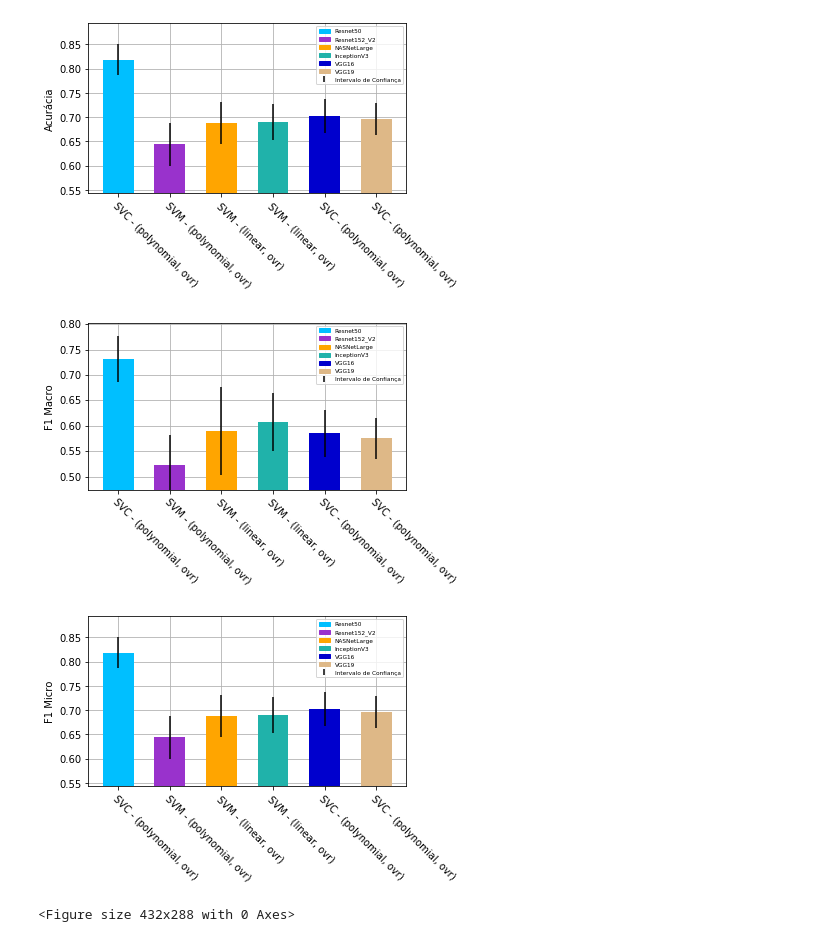
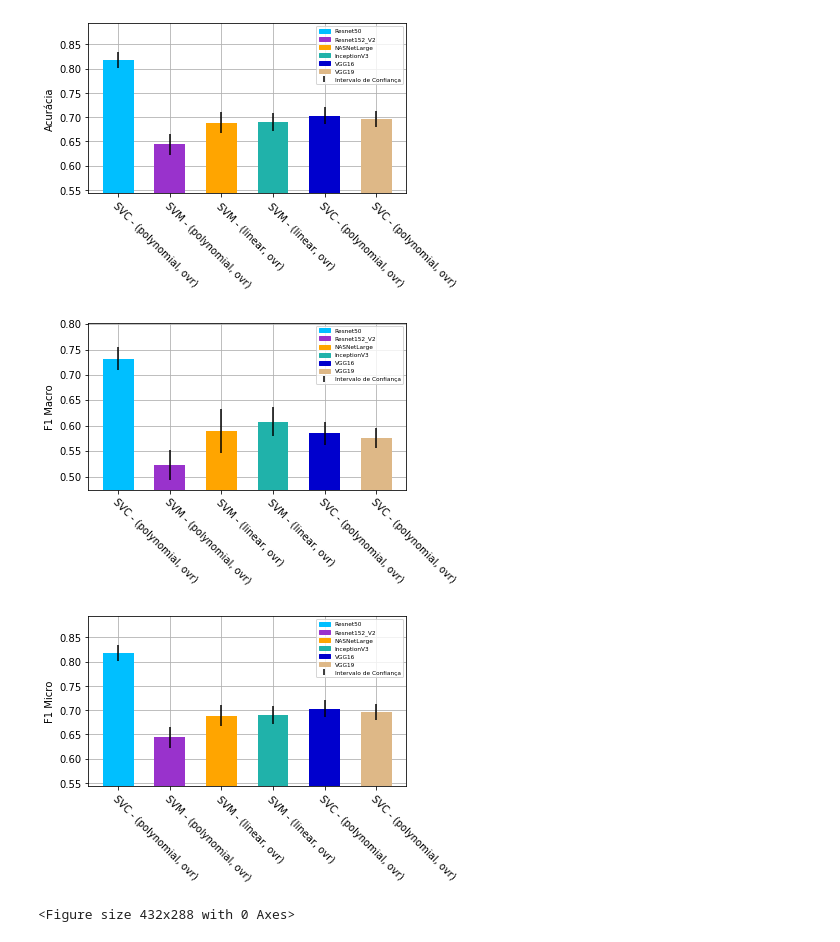
Before and after one commit to FalsoMoralista/Notebooks, a Jupyter notebook: PlantCLEF2013/results/grid_search_results/plotting_final_results.ipynb, the cells around one changed output. Drawn from its saved outputs; the diff is of its cells as text; code cells hidden in the pictures.

```diff
--- a/PlantCLEF2013/results/grid_search_results/plotting_final_results.ipynb
+++ b/PlantCLEF2013/results/grid_search_results/plotting_final_results.ipynb
@@ -38,7 +38,7 @@ for metrica in metricas:
         c_interval = st.t.interval(0.95, 9, plantclefori, dp)
         up_lim = c_interval[1]
         down_lim = c_interval[0]
-        yerrors.append(up_lim-down_lim)
+        yerrors.append((up_lim-down_lim)/2)
         medidas_baseori.append(plantclefori)
 
         # Guarda o menor e o maior valor para ajuste automático da escala do gráfico.
@@ -48,34 +48,34 @@ for metrica in metricas:
     if metrica == 'F1 Macro':
         escala_menor = np.min(medidas) - 0.05
         escala_maior = np.max(medidas) + 0.07
 
     # Configura a posição das barras
     bar_larg = 0.6
     base1 = np.arange(len(nome_config))+0.6
     base2 = [x + bar_larg for x in base1]
     #plt.title('Comparativo das melhores configurações paramétricas')
     plt.grid(zorder=0)
 #    plt.xlabel('Classificadores')
     plt.ylabel('%s'%medidas_pt[i])
     plt.bar(base1, medidas_baseori, width = bar_larg, label=names[0],color = colors, zorder=3)
     errbar = plt.errorbar(base1, medidas_baseori, yerr= yerrors, label='Intervalo de Confiança', color = 'black', fmt= 'none', zorder=4)
     resnet50 = mpatches.Patch(color=colors[0], label=names[0])
     resnet152v2  = mpatches.Patch(color=colors[1], label=names[1])
     nasnetlarge = mpatches.Patch(color=colors[2], label=names[2])
     inceptionv3 = mpatches.Patch(color=colors[3], label=names[3])
     vgg16 = mpatches.Patch(color=colors[4], label=names[4])
     vgg19 = mpatches.Patch(color=colors[5], label=names[5])
     plt.xticks([r + bar_larg for r in range(len(nome_config))], nome_config, rotation=-45, ha="left", rotation_mode="anchor")
     plt.ylim([escala_menor, escala_maior]) # Ajusta a escala do gráfico no eixo Y
     plt.legend(handles=[resnet50, resnet152v2, nasnetlarge, inceptionv3, vgg16, vgg19, errbar], fontsize='xx-small', loc = 1)
     plt.tight_layout()
 #    plt.set_size_inches(18.5, 10.5)
     plt.savefig(medidas_pt[i]+'.png',dpi=150)
     plt.show()
     plt.clf()
     i = i + 1
 # %% [output]
-[figure, old version]
+[figure, new version]
-[figure, old version]
+[figure, new version]
-[figure, old version]
+[figure, new version]
 <Figure size 432x288 with 0 Axes>
```
Also changed, not shown: 52 other files.
